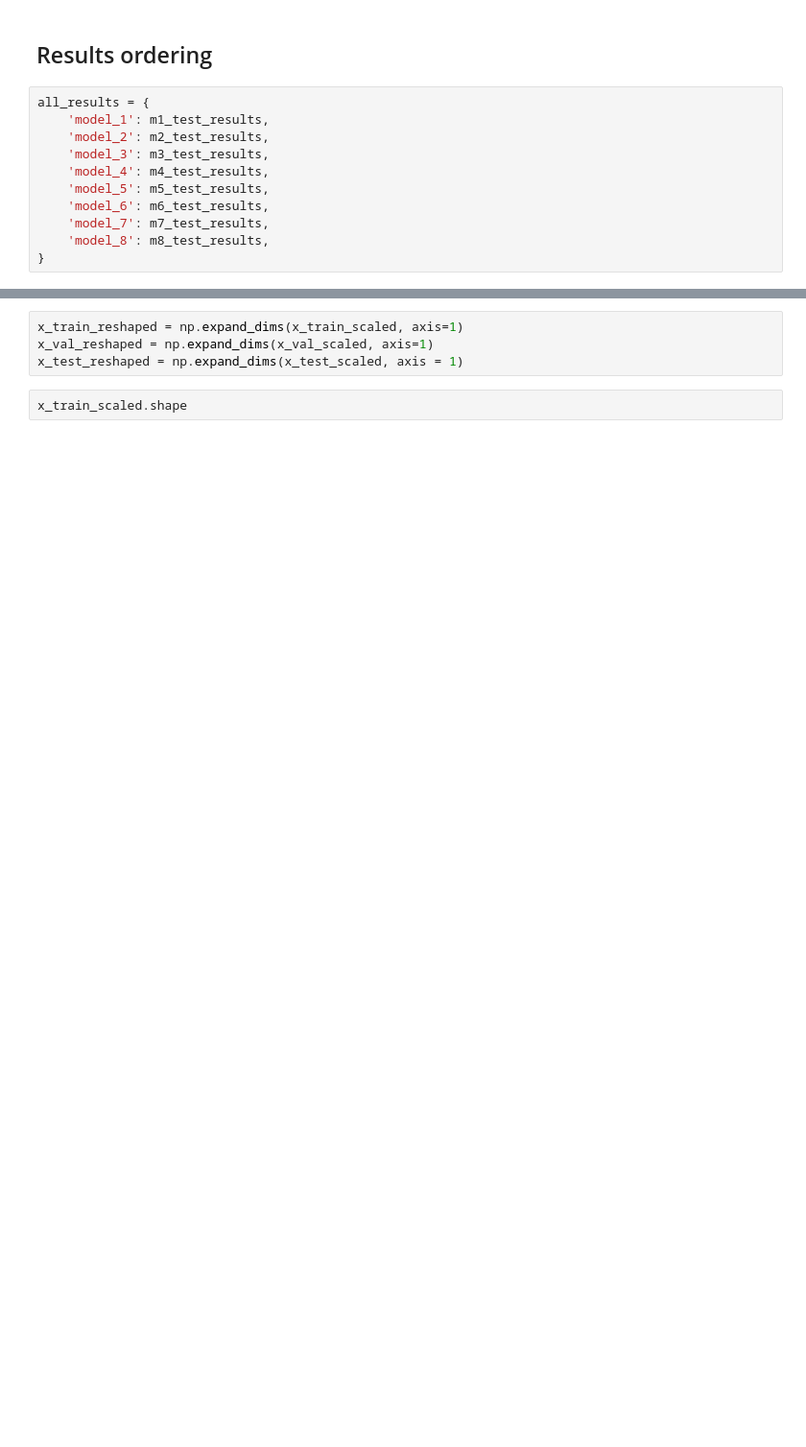
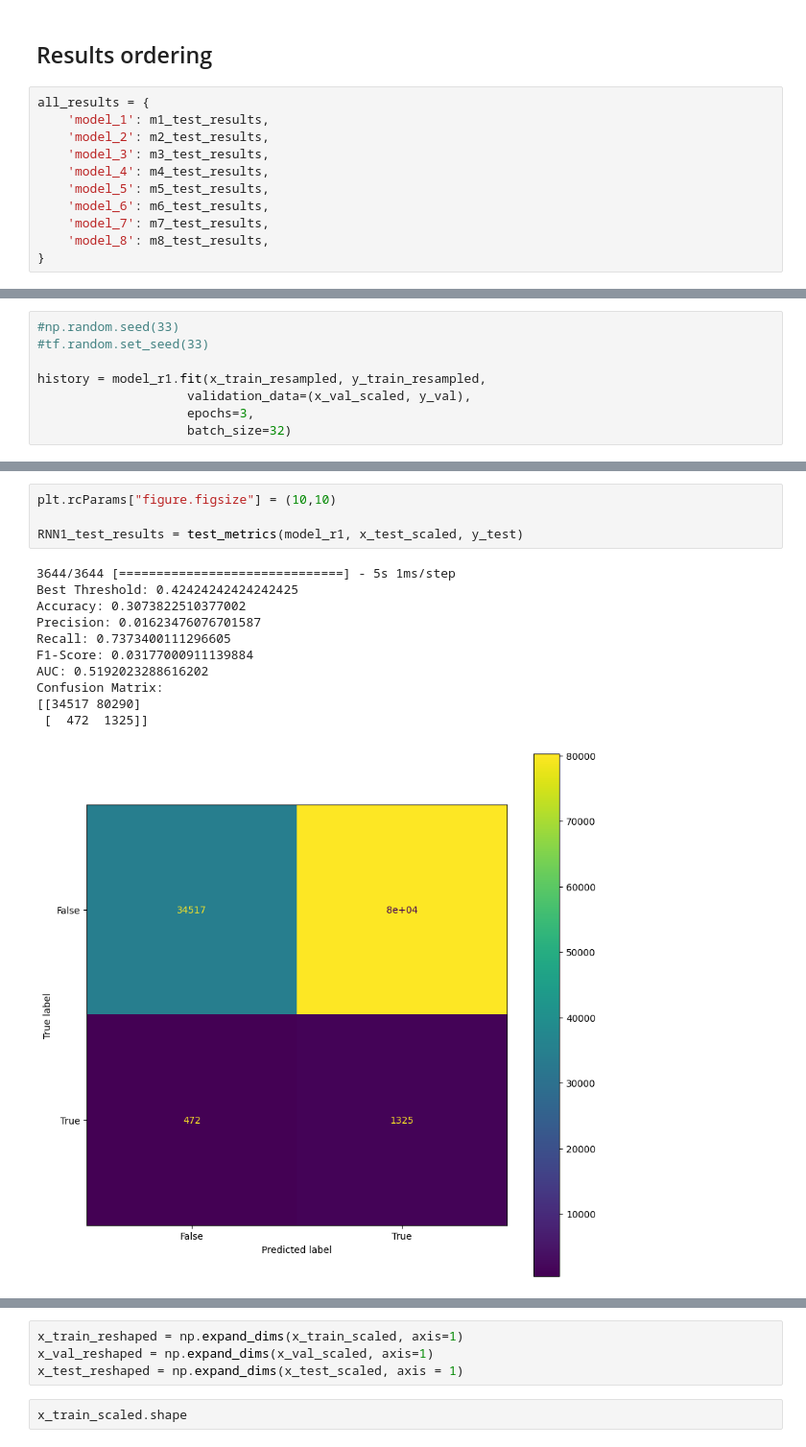
Before and after one commit to BrianBlancato/6050-Credit-Card-Fraud, a Jupyter notebook: Credit_Card_Fraud_Detection.ipynb, the cells around one changed output, grey strips where cells are left out. Shown: that part at 96% size. Cells and saved outputs as stored; diff of their text form; blank space fills up the shorter version.

```diff
--- a/Credit_Card_Fraud_Detection.ipynb
+++ b/Credit_Card_Fraud_Detection.ipynb
@@ -808,0 +922,8 @@ First attempt with a simple architecture.
+# %%
+#np.random.seed(33)
+#tf.random.set_seed(33)
+
+history = model_r1.fit(x_train_resampled, y_train_resampled,
+                    validation_data=(x_val_scaled, y_val),
+                    epochs=3,
+                    batch_size=32)
@@ -808,0 +937,16 @@ First attempt with a simple architecture.
+# %%
+plt.rcParams["figure.figsize"] = (10,10)
+
+RNN1_test_results = test_metrics(model_r1, x_test_scaled, y_test)
+# %% [output]
+3644/3644 [==============================] - 5s 1ms/step
+Best Threshold: 0.42424242424242425
+Accuracy: 0.3073822510377002
+Precision: 0.01623476076701587
+Recall: 0.7373400111296605
+F1-Score: 0.03177000911139884
+AUC: 0.5192023288616202
+Confusion Matrix:
+[[34517 80290]
+ [  472  1325]]
+[figure, added]
```
Also changed, not shown: parts of 76 cells of this notebook.
